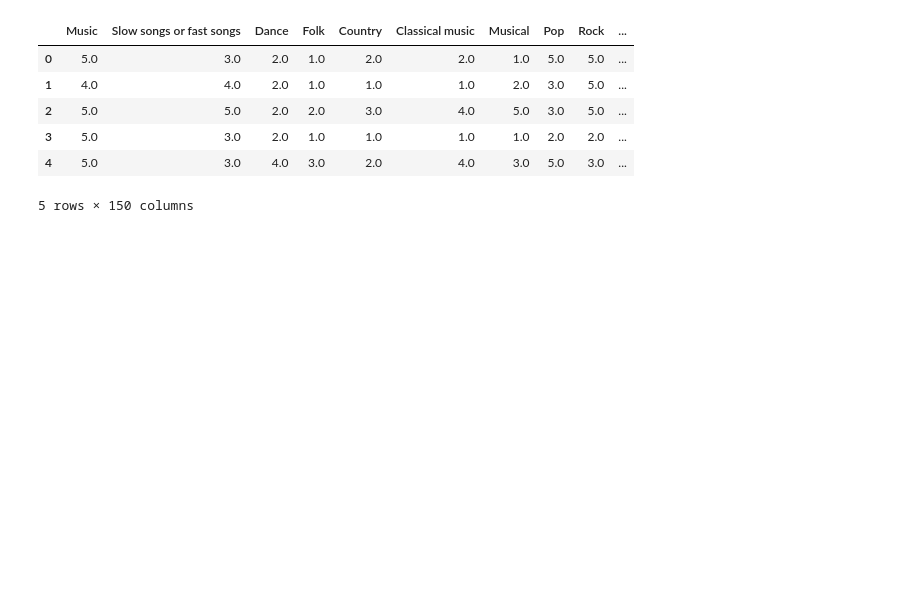
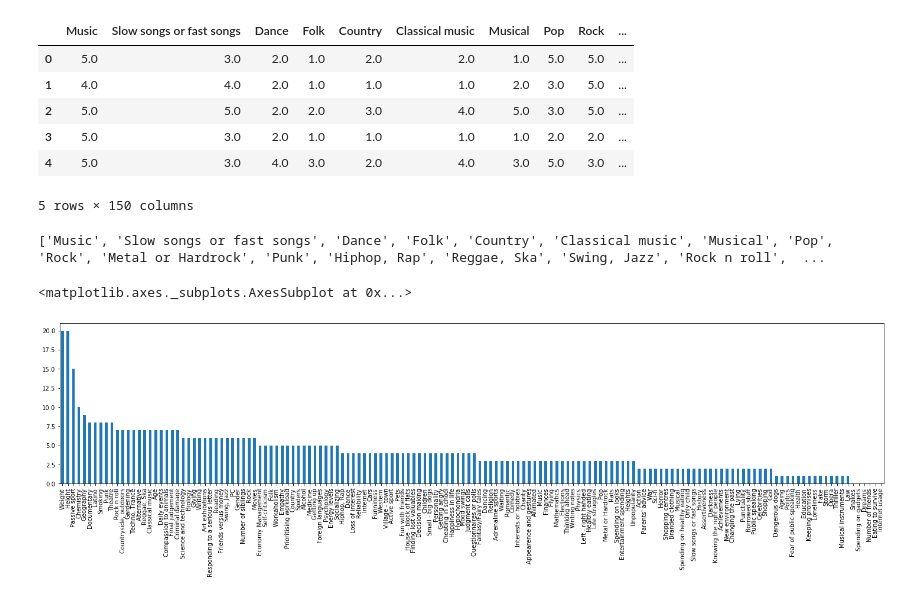
Before and after one commit to blazejdolicki/data-madness, a Jupyter notebook: Data_Analysis.ipynb, the cells around one changed output. Drawn from its saved outputs; the diff is of its cells as text; code cells hidden in the pictures; blank space fills up the shorter version.

```diff
--- a/Data_Analysis.ipynb
+++ b/Data_Analysis.ipynb
@@ -11,3 +16,15 @@ df.head()
 | 3 | 5.0 | 3.0 | 2.0 | 1.0 | 1.0 | 1.0 | 1.0 | 2.0 | 2.0 | ... |
 | 4 | 5.0 | 3.0 | 4.0 | 3.0 | 2.0 | 4.0 | 3.0 | 5.0 | 3.0 | ... |
 5 rows × 150 columns
+# %%
+columns=df.columns.tolist()
+print(columns)
+# %% [output]
+['Music', 'Slow songs or fast songs', 'Dance', 'Folk', 'Country', 'Classical music', 'Musical', 'Pop', 'Rock', 'Metal or Hardrock', 'Punk', 'Hiphop, Rap', 'Reggae, Ska', 'Swing, Jazz', 'Rock n roll',  ...
+# %%
+#number of null values per category
+nulls = df.isnull().sum().sort_values(ascending=False)
+nulls.plot(kind='bar', figsize=(25, 5))
+# %% [output]
+<matplotlib.axes._subplots.AxesSubplot at 0x...>
+[figure, added]
```
Also changed, not shown: parts of 7 cells of this notebook.
